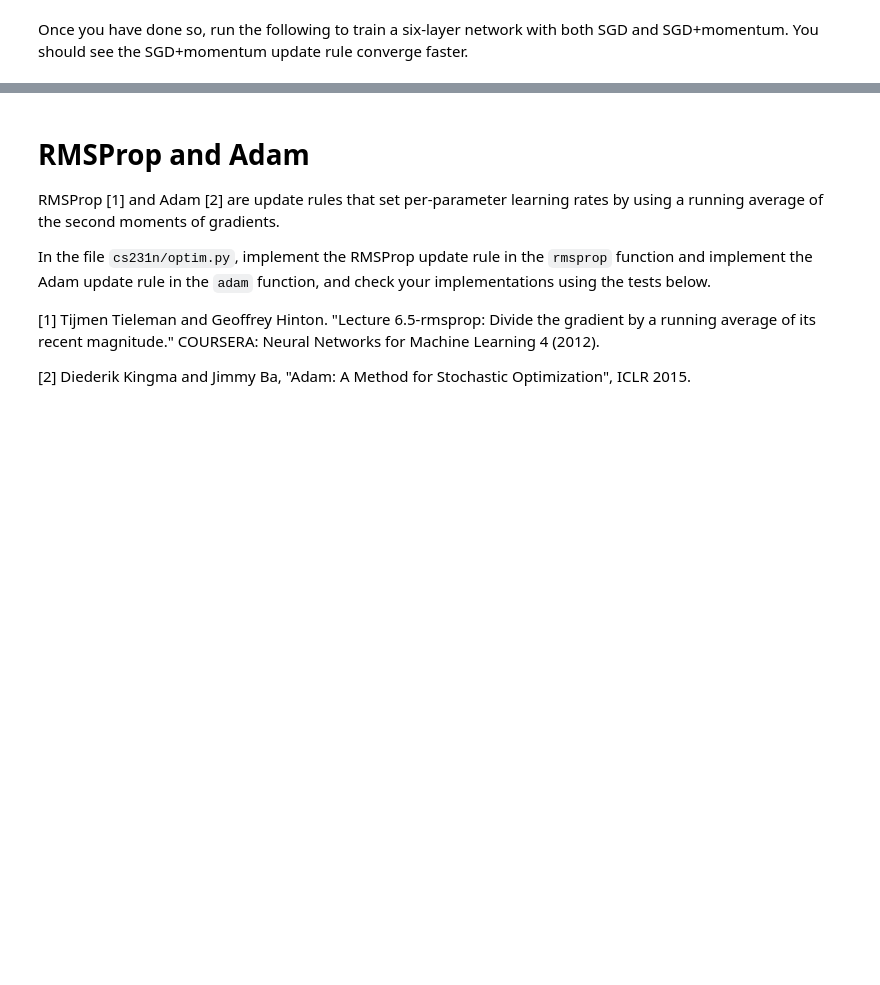
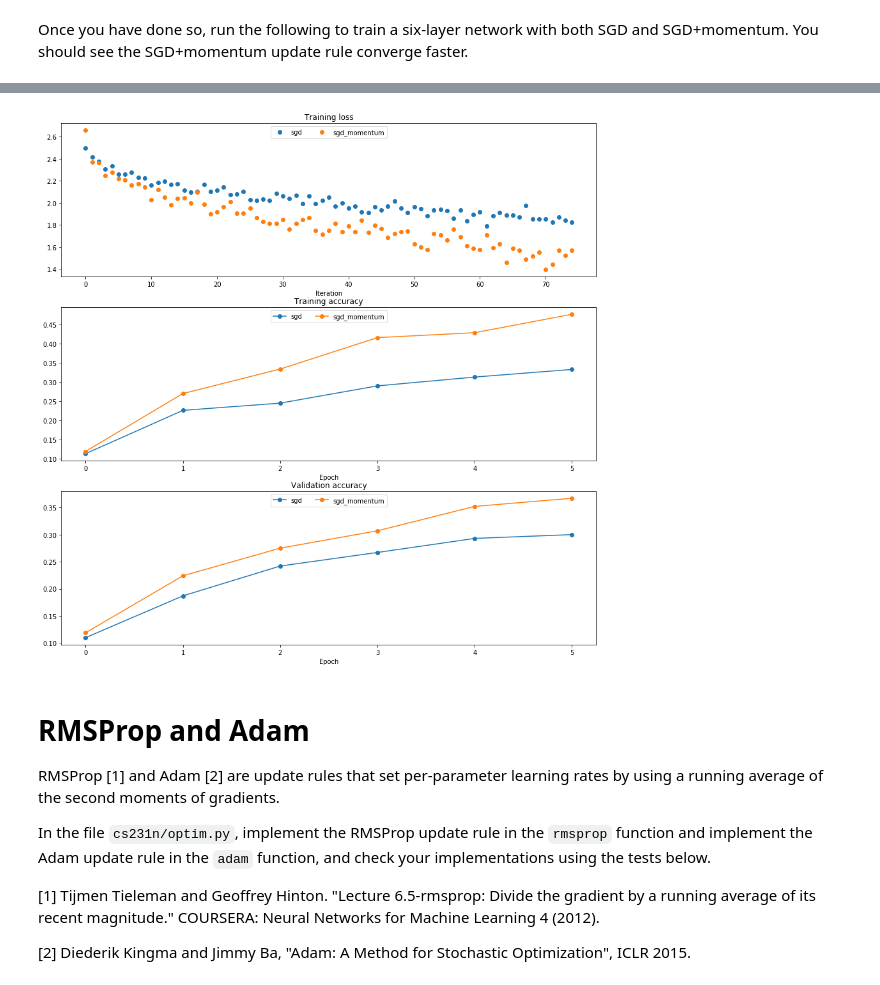
Before and after one commit to shayp/cs231n, a Jupyter notebook: assignment2/FullyConnectedNets.ipynb, the cells around one changed output, grey strips where cells are left out. Cells and saved outputs as stored; diff of their text form; code cells hidden in the pictures; blank space fills up the shorter version.

```diff
--- a/assignment2/FullyConnectedNets.ipynb
+++ b/assignment2/FullyConnectedNets.ipynb
@@ -560,7 +563,7 @@ for update_rule in ['sgd', 'sgd_momentum']:
   model = FullyConnectedNet([100, 100, 100, 100, 100], weight_scale=5e-2)
 
   solver = Solver(model, small_data,
-                  num_epochs=5, batch_size=100,
+                  num_epochs=5, batch_size=256,
                   update_rule=update_rule,
                   optim_config={
                     'learning_rate': 1e-2,
@@ -597,3 +600,4 @@ for i in [1, 2, 3]:
   plt.legend(loc='upper center', ncol=4)
 plt.gcf().set_size_inches(15, 15)
 plt.show()
+# %% [output]
@@ -600,3 +621,4 @@ plt.show()
+[figure, added]
 # %% [markdown]
 # RMSProp and Adam
 RMSProp [1] and Adam [2] are update rules that set per-parameter learning rates by using a running average of the second moments of gradients.
```
Also changed, not shown: parts of 7 cells of this notebook, 2 other files.
